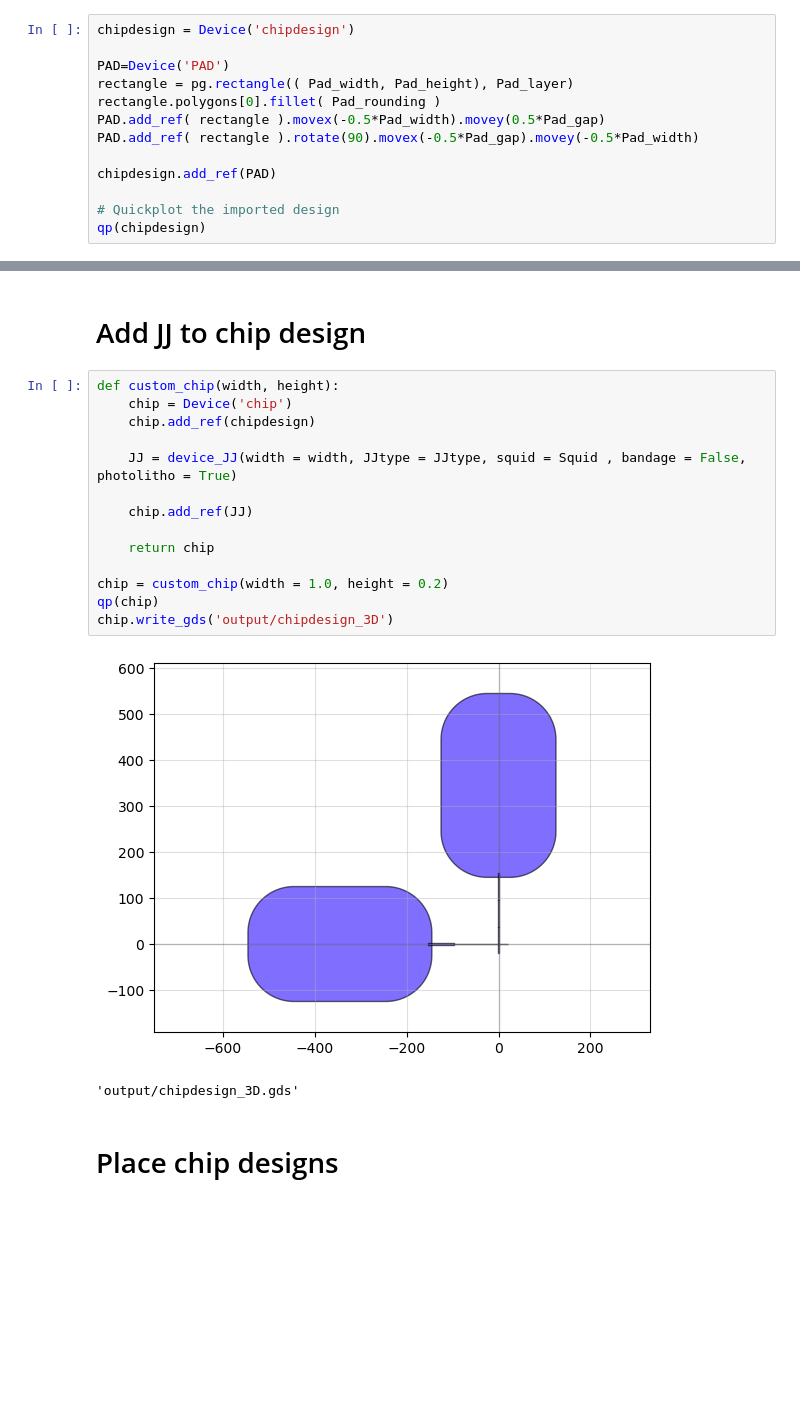
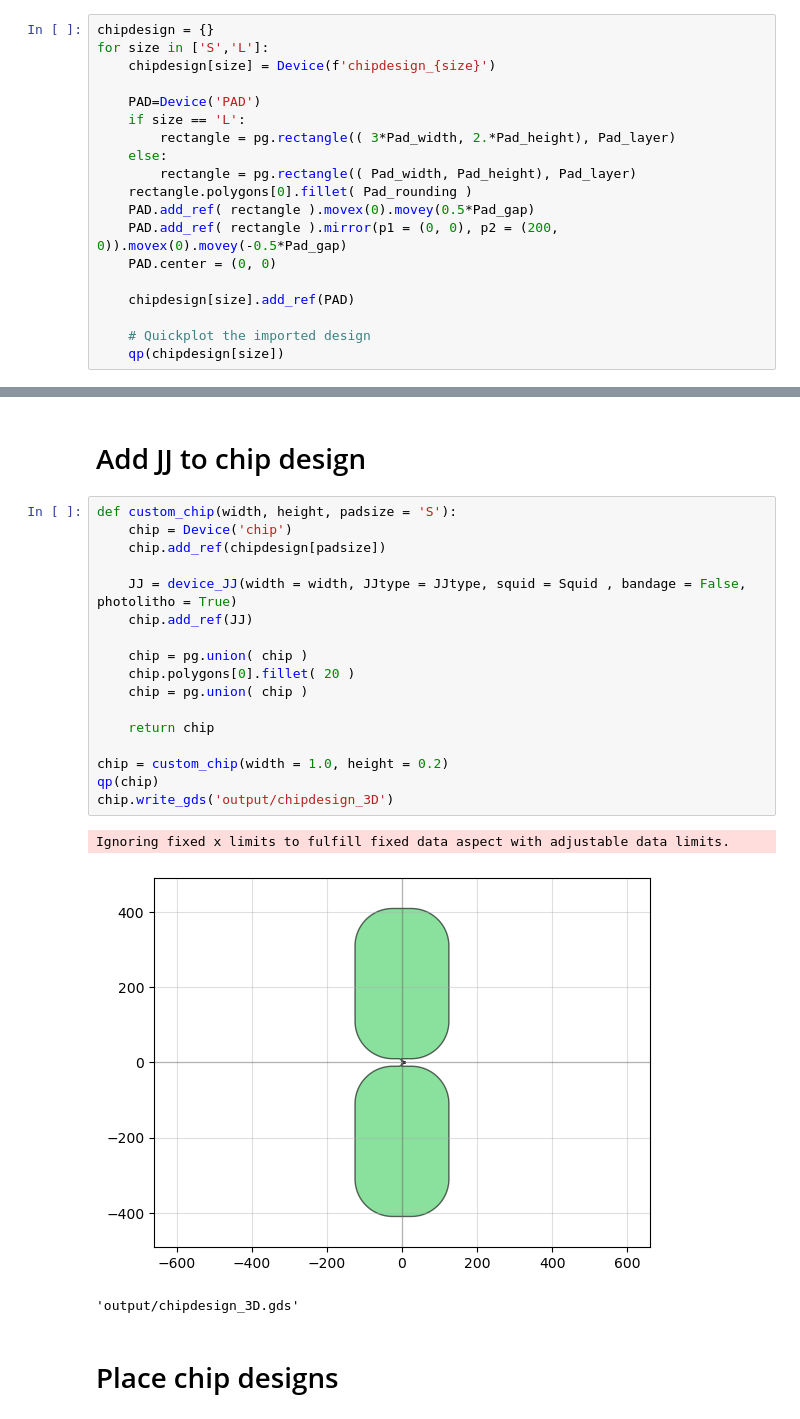
Before and after one commit to yminononono/Quantum-GDSDesign, a Jupyter notebook: transmon3D_photolitho.ipynb, the cells around one changed output, grey strips where cells are left out. Drawn from its saved outputs; the diff is of its cells as text; blank space fills up the shorter version.

```diff
--- a/transmon3D_photolitho.ipynb
+++ b/transmon3D_photolitho.ipynb
@@ -41,16 +41,22 @@ wafer = device_Wafer(inch = 4)
 # %% [markdown]
 # Chip design
 # %%
-chipdesign = Device('chipdesign')
+chipdesign = {}
+for size in ['S','L']:
+    chipdesign[size] = Device(f'chipdesign_{size}')
 
-PAD=Device('PAD')
-rectangle = pg.rectangle(( Pad_width, Pad_height), Pad_layer)
-rectangle.polygons[0].fillet( Pad_rounding )
-PAD.add_ref( rectangle ).movex(-0.5*Pad_width).movey(0.5*Pad_gap)
-PAD.add_ref( rectangle ).rotate(90).movex(-0.5*Pad_gap).movey(-0.5*Pad_width)
+    PAD=Device('PAD')
+    if size == 'L':
+        rectangle = pg.rectangle(( 3*Pad_width, 2.*Pad_height), Pad_layer)
+    else:
+        rectangle = pg.rectangle(( Pad_width, Pad_height), Pad_layer)
+    rectangle.polygons[0].fillet( Pad_rounding )
+    PAD.add_ref( rectangle ).movex(0).movey(0.5*Pad_gap)
+    PAD.add_ref( rectangle ).mirror(p1 = (0, 0), p2 = (200, 0)).movex(0).movey(-0.5*Pad_gap)
+    PAD.center = (0, 0)
 
-chipdesign.add_ref(PAD)
+    chipdesign[size].add_ref(PAD)
 
-# Quickplot the imported design
-qp(chipdesign)
+    # Quickplot the imported design
+    qp(chipdesign[size])
 # %% [output]
@@ -72,22 +82,26 @@ qp(JJ)
 # %% [markdown]
 # Add JJ to chip design
 # %%
-def custom_chip(width, height):
+def custom_chip(width, height, padsize = 'S'):
     chip = Device('chip')
-    chip.add_ref(chipdesign)
+    chip.add_ref(chipdesign[padsize])
 
     JJ = device_JJ(width = width, JJtype = JJtype, squid = Squid , bandage = False, photolitho = True)
+    chip.add_ref(JJ)
 
-    chip.add_ref(JJ)
+    chip = pg.union( chip )
+    chip.polygons[0].fillet( 20 )
+    chip = pg.union( chip )
 
     return chip
 
 chip = custom_chip(width = 1.0, height = 0.2)
 qp(chip)
 chip.write_gds('output/chipdesign_3D')
 # %% [output]
+Ignoring fixed x limits to fulfill fixed data aspect with adjustable data limits.
-[figure, old version]
+[figure, new version]
-'output/chipdesign_3D.gds'
+'output/chipdesign_3D.gds'
 # %% [markdown]
 # Place chip designs
 # %%
```
Also changed, not shown: parts of 4 cells of this notebook, 6 other files.
